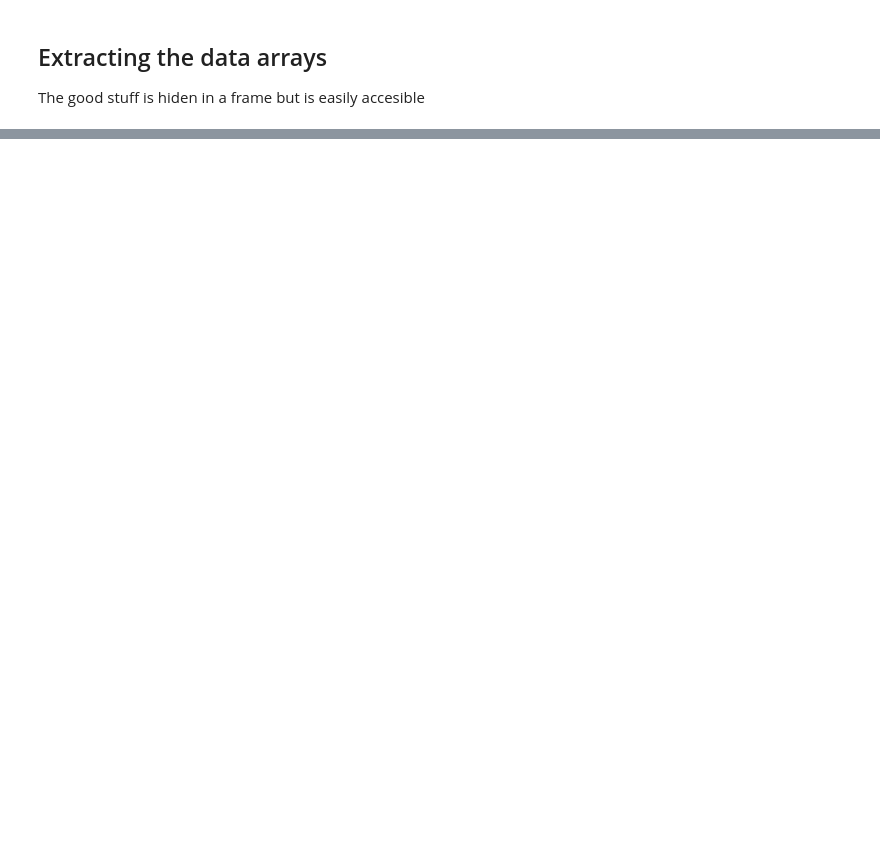
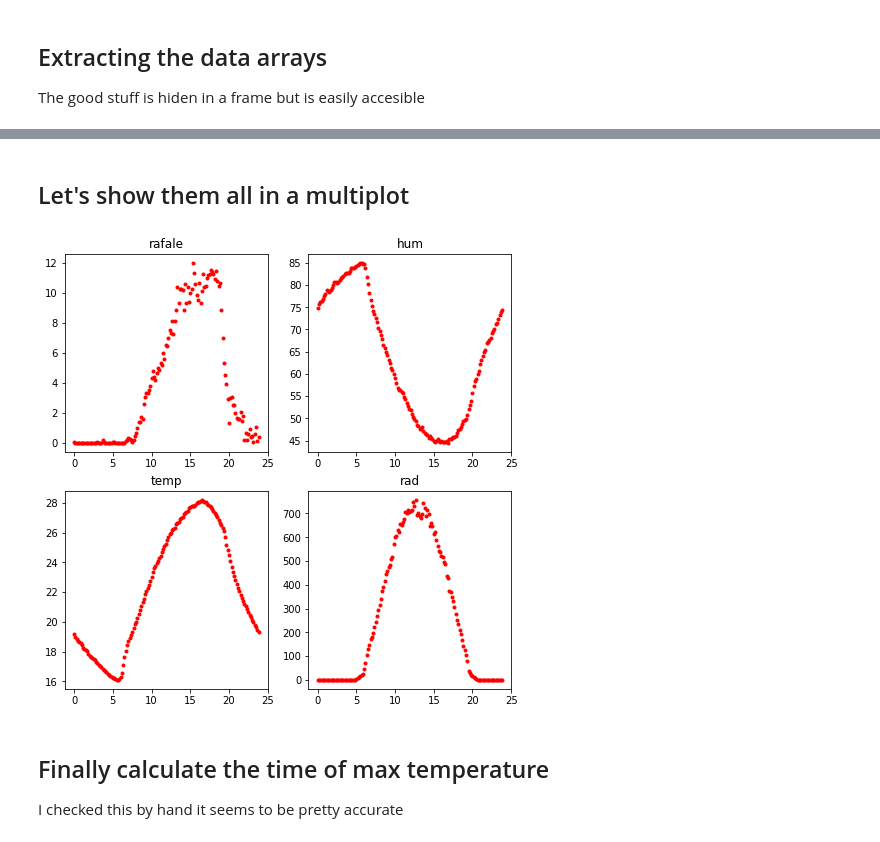
Before and after one commit to macbuse/ROMMA, a Jupyter notebook: romma_again.ipynb, the cells around one changed output, grey strips where cells are left out. Saved outputs shown, nothing was run; the diff lists cells and outputs as text; code cells hidden in the pictures; blank space fills up the shorter version.

```diff
--- a/romma_again.ipynb
+++ b/romma_again.ipynb
@@ -118,3 +174,24 @@ plt.plot( times ,tot(key='hum')/28,'g.')
+# %% [markdown]
+## Let's show them all in a multiplot
+# %%
+fig, axs = plt.subplots(2,2)
+#[axi.set_axis_off() for axi in axs.ravel()]
+fig.set_size_inches(8,8)
+
+npts = meteo['vent'].shape[0]
+ndays = npts//24//6
+
+for k, tag in enumerate(['rafale','temp','hum','rad']):
+    mm = meteo[tag].reshape(ndays, 24*6)/ndays
+    mm[mm > 1000] = 0 #kill the outlier
+    axs[k % 2 , k // 2].plot(times, np.sum(mm, axis=0),'r.')
+    axs[k % 2 , k // 2].set_title(tag)
+# %% [output]
+[figure, added]
+# %% [markdown]
+## Finally calculate the time of max temperature
+
+I checked this by hand it seems to be pretty accurate
 # %%
 numdays = 21
 ts = [i for i in range(-1,-1 - numdays*24*6, -24*6)]
```
Also changed, not shown: parts of 24 cells of this notebook, 1 other file.
